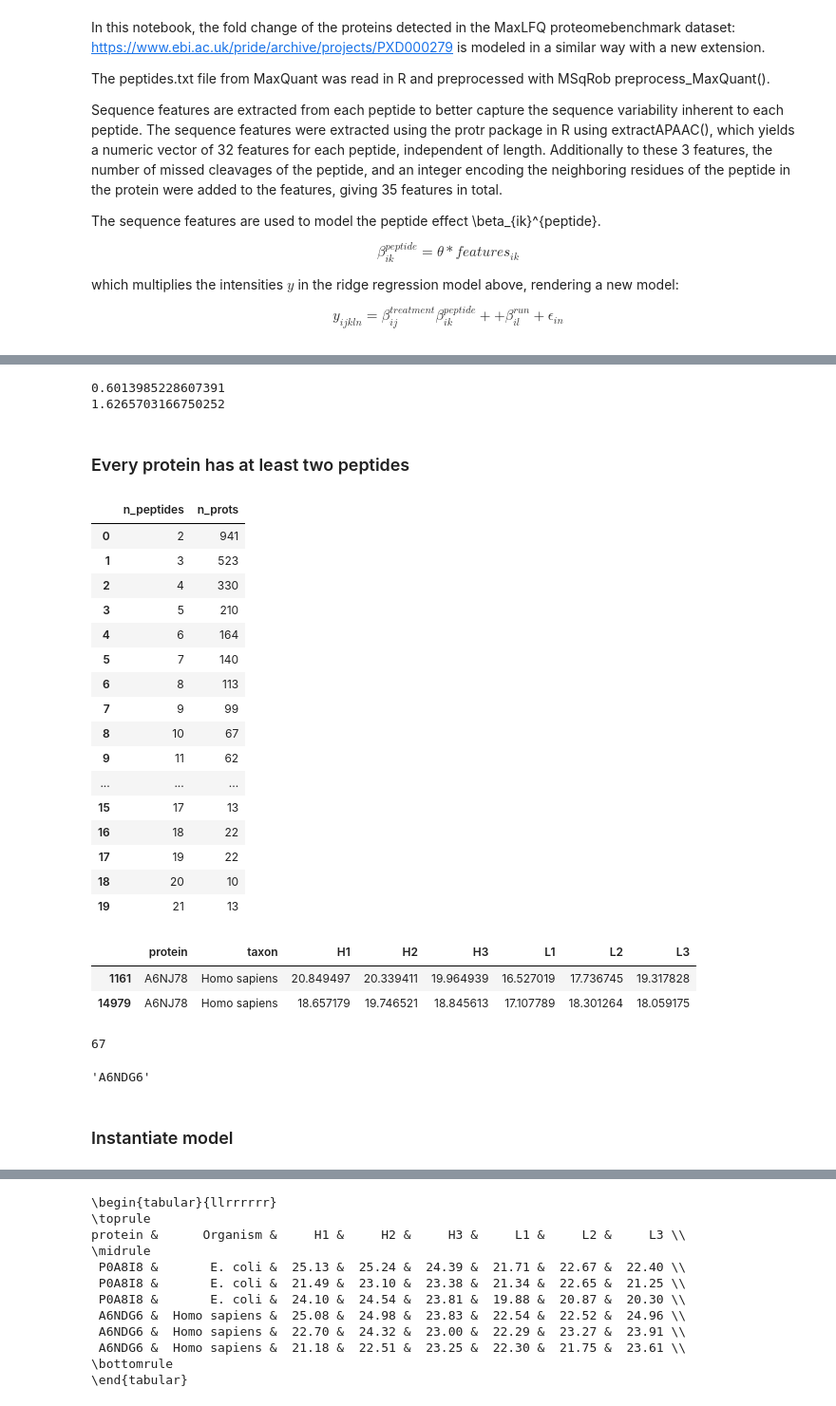
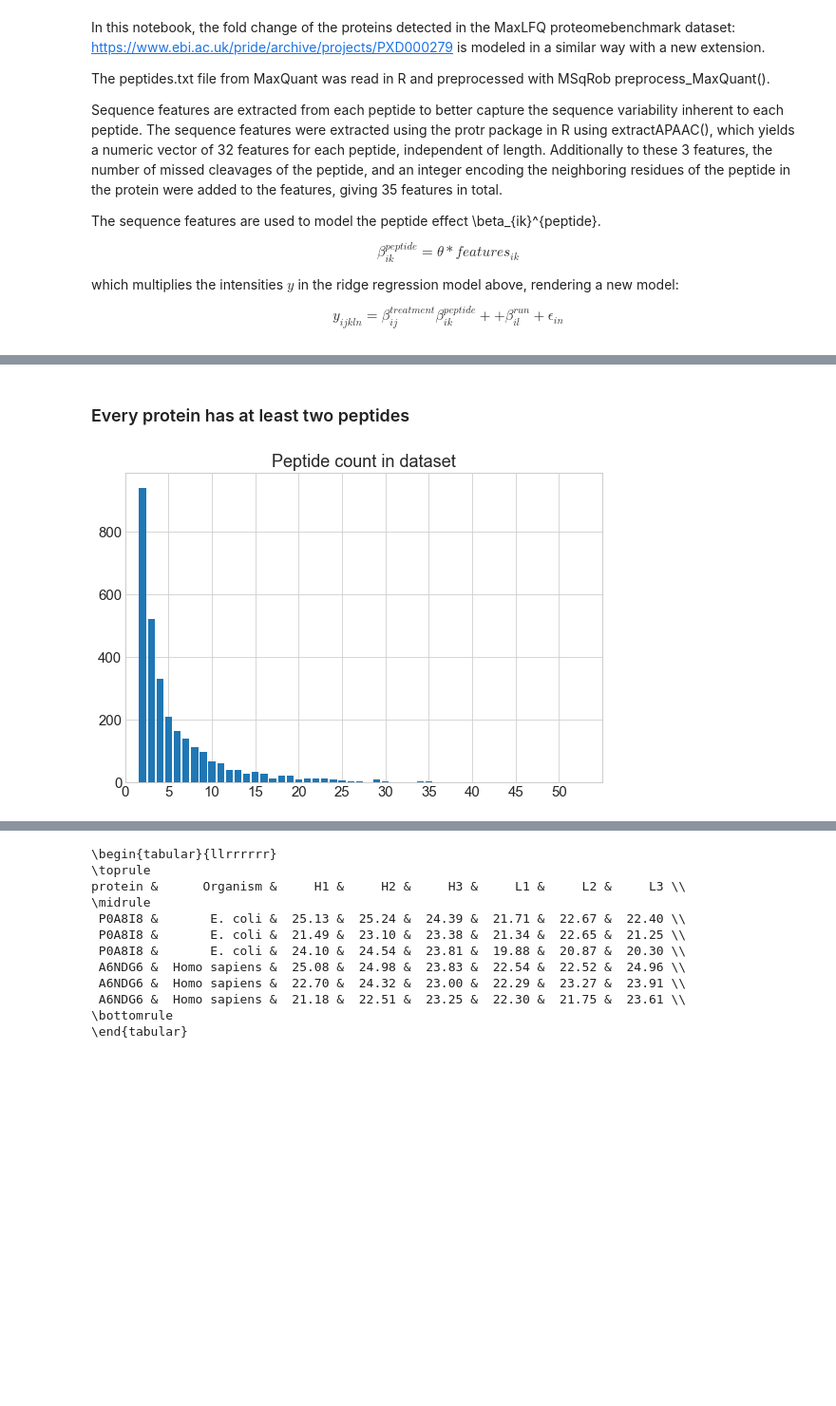
Before and after one commit to antortjim/Thesis-Code, a Jupyter notebook: model/Model.ipynb, the cells around one changed output, grey strips where cells are left out. Shown: that part at 95% size. Saved outputs shown, nothing was run; the diff lists cells and outputs as text; code cells hidden in the pictures; blank space fills up the shorter version.

```diff
--- a/model/Model.ipynb
+++ b/model/Model.ipynb
@@ -369,62 +390,14 @@ Percentage of variance explained by PC1 and PC2
-# %%
-from numpy.linalg import norm
-p1 = np.array([0,0])
-p2 = np.array([1,1])
-indices = [data.taxon == "Homo sapiens", data.taxon != "Homo sapiens"]
-hsapiens_d, ecoli_d =np.array([[norm(np.cross(p2-p1, p1-p3))/norm(p2-p1) for p3 in zip(x[idx],y[idx])] for idx in indices])
-print(np.mean(hsapiens_d))
-print(np.mean(ecoli_d))
-# %% [output]
-0.6013985228607391
-1.6265703166750252
 # %% [markdown]
 ### Every protein has at least two peptides
 # %%
-counts0 = np.unique(data.protein, return_counts=True)
+counts0 = np.unique(bayesquant.data.protein, return_counts=True)
 counts = np.unique(counts0[1], return_counts=True)
 counts_df = pd.DataFrame(np.array([counts[0], counts[1]]).T, columns = ["n_peptides", "n_prots"])
+plt.rcParams.update({'font.size': 15, 'figure.figsize': (9,6)})
+plt.bar(x=counts_df.n_peptides, height=counts_df.n_prots)
+plt.title("Peptide count in dataset")
+plt.xticks(range(0,55, 5))
+plt.xlim([0, 55])
+plt.savefig("../../Report/plots/peptide_counts.eps", format='eps', dpi=900, height=12, width=7)
+# %% [output]
+[figure, added]
-# %%
-counts_df.head(20)
-# %% [output]
-|  | n_peptides | n_prots |
-| 0 | 2 | 941 |
-| 1 | 3 | 523 |
-| 2 | 4 | 330 |
-| 3 | 5 | 210 |
-| 4 | 6 | 164 |
-| 5 | 7 | 140 |
-| 6 | 8 | 113 |
-| 7 | 9 | 99 |
-| 8 | 10 | 67 |
-| 9 | 11 | 62 |
-| ... | ... | ... |
-| 15 | 17 | 13 |
-| 16 | 18 | 22 |
-| 17 | 19 | 22 |
-| 18 | 20 | 10 |
-| 19 | 21 | 13 |
-# %%
-data.loc[data.protein.isin(counts0[0][counts0[1] == 12]),:].sort_values("protein")
-data.loc[data.protein=="A6NJ78"]
-# %% [output]
-|  | protein | taxon | H1 | H2 | H3 | L1 | L2 | L3 |
-| 1161 | A6NJ78 | Homo sapiens | 20.849497 | 20.339411 | 19.964939 | 16.527019 | 17.736745 | 19.317828 |
-| 14979 | A6NJ78 | Homo sapiens | 18.657179 | 19.746521 | 18.845613 | 17.107789 | 18.301264 | 18.059175 |
-# %%
-protein_counts = {str(c): counts0[0][counts0[1] == c] for c in np.unique(counts0[1])}
-proteins = protein_counts[str(10)]
-len(proteins)
-# %% [output]
-67
-# %%
-n_peptides = 3
-prots, counts = np.unique(data.protein, return_counts=True)
-prots = prots[counts == n_peptides]
-# data.loc[data.protein.isin(prots).values & (data.taxon == "Homo sapiens"),:].sort_values("protein").head(10)
-p=protein_counts[str(n_peptides)][2]
-# p = "P0A8I8"
-p
-# %% [output]
-'A6NDG6'
-# %% [markdown]
-### Instantiate model
```
Also changed, not shown: parts of 35 cells of this notebook, 12 other files.
